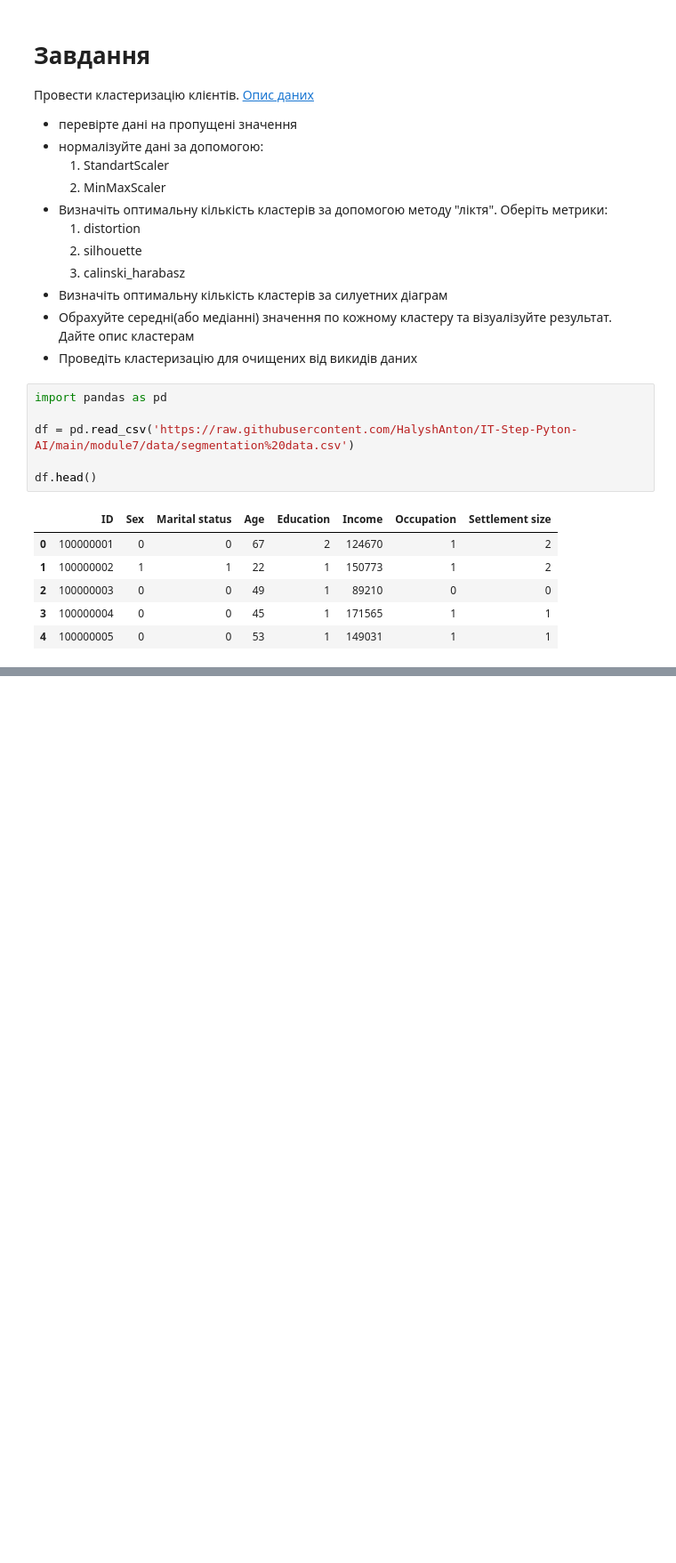
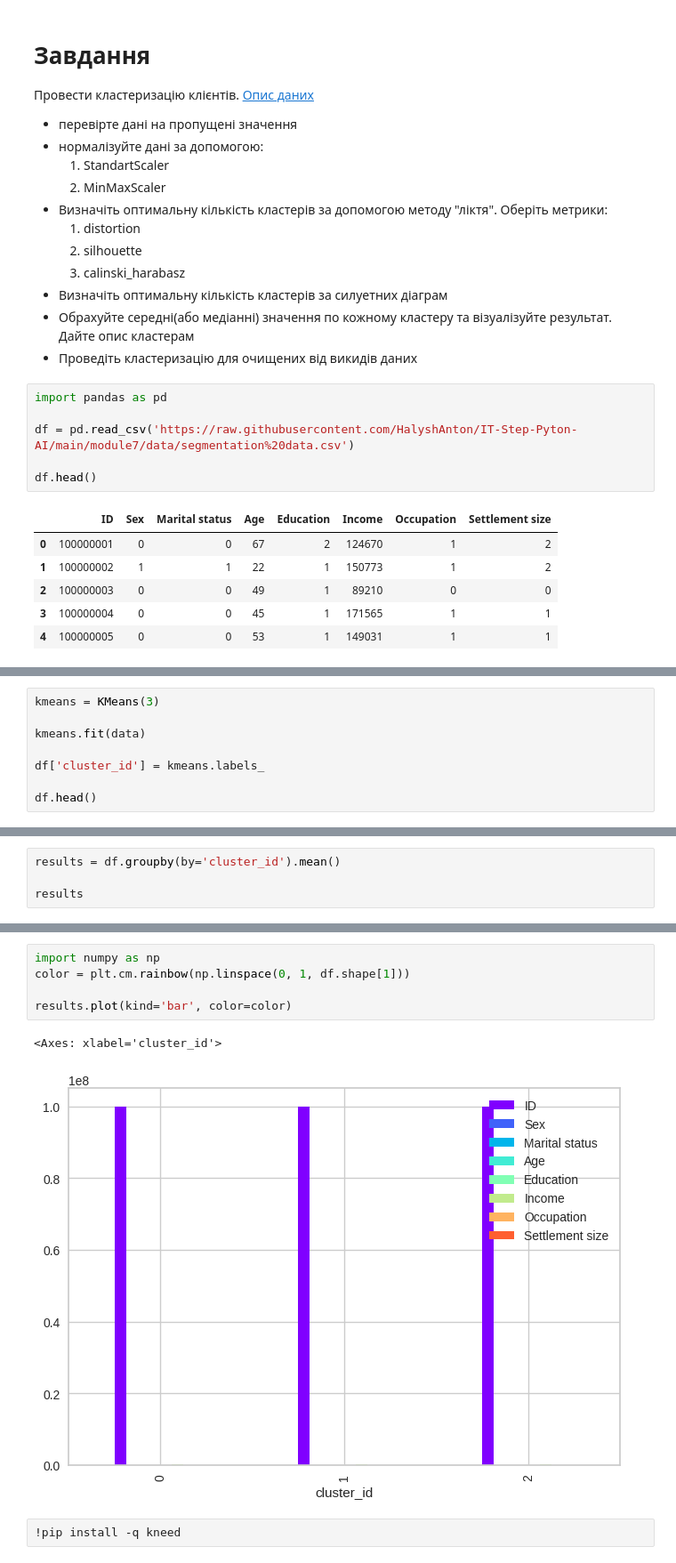
Before and after one commit to HromovAndrey/II_Homework_mood_7_part_1, a Jupyter notebook: ДЗ_22.ipynb, the cells around one changed output, grey strips where cells are left out. Shown at 89% size. Saved outputs shown, nothing was run; the diff lists cells and outputs as text; blank space fills up the shorter version.

```diff
--- a/ДЗ_22.ipynb
+++ b/ДЗ_22.ipynb
@@ -31,0 +82,8 @@ df.head()
+# %%
+kmeans = KMeans(3)
+
+kmeans.fit(data)
+
+df['cluster_id'] = kmeans.labels_
+
+df.head()
@@ -31,0 +106,4 @@ df.head()
+# %%
+results = df.groupby(by='cluster_id').mean()
+
+results
@@ -31,0 +116,10 @@ df.head()
+# %%
+import numpy as np
+color = plt.cm.rainbow(np.linspace(0, 1, df.shape[1]))
+
+results.plot(kind='bar', color=color)
+# %% [output]
+<Axes: xlabel='cluster_id'>
+[figure, added]
+# %%
+!pip install -q kneed
```
Also changed, not shown: parts of 16 cells of this notebook.
